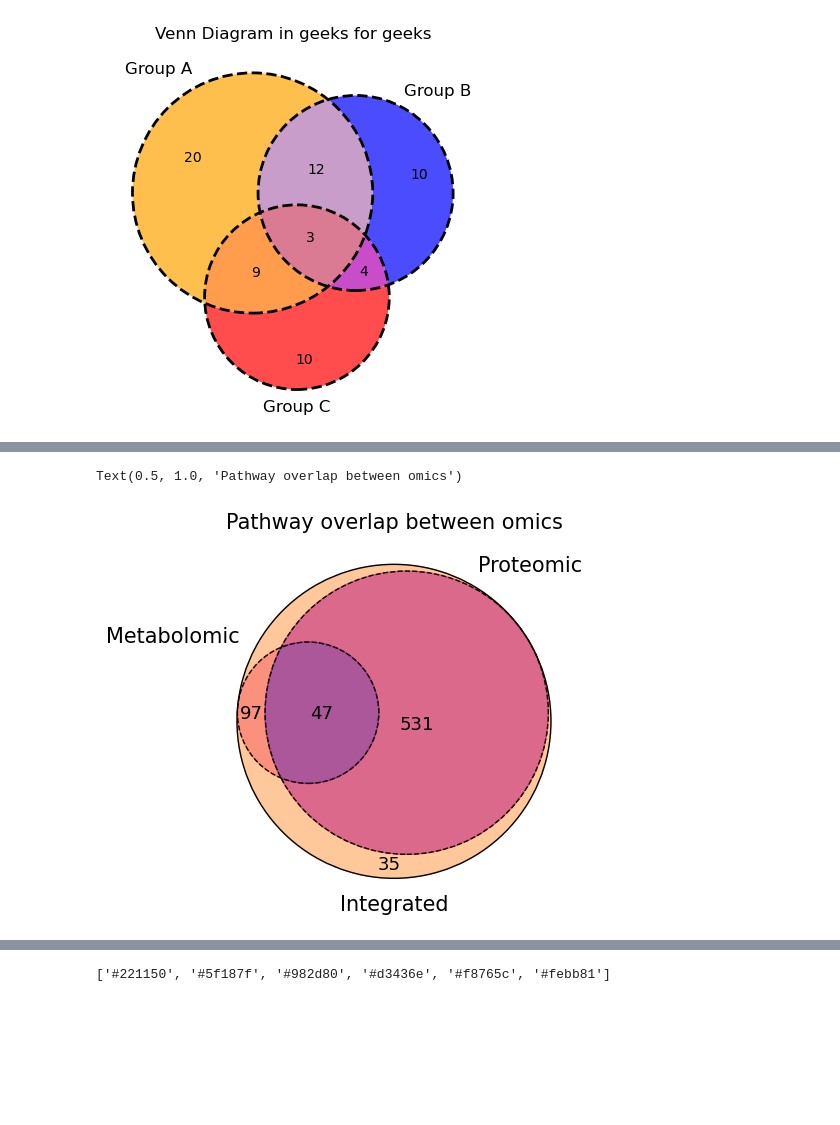
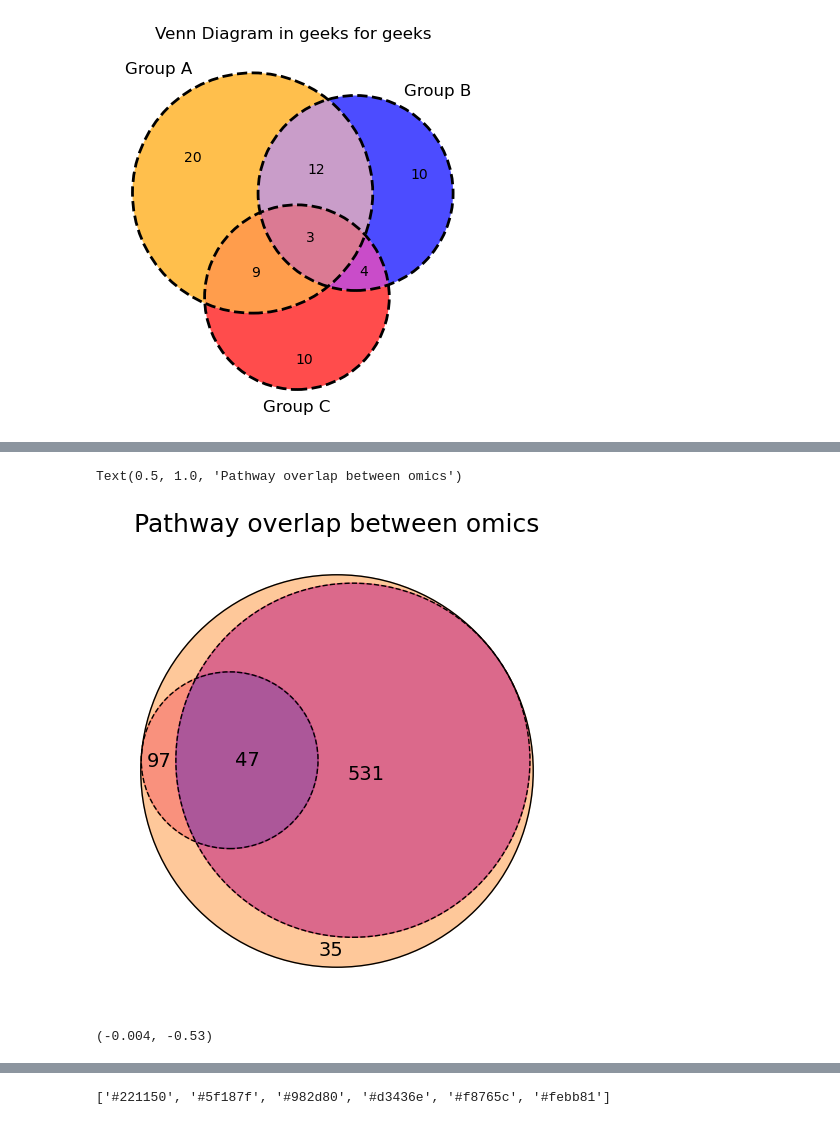
Before and after one commit to j-keung/multiomics-pathway-analysis, a Jupyter notebook: extra_figures.ipynb, the cells around one changed output, grey strips where cells are left out. Cells and saved outputs as stored; diff of their text form; code cells hidden in the pictures; blank space fills up the shorter version.

Commit message:
integrated_data

```diff
--- a/extra_figures.ipynb
+++ b/extra_figures.ipynb
@@ -28,39 +49,54 @@ plt.show()
 # %%
+#For WEIGHTED Venn diagram
+
 from matplotlib_venn import venn3, venn3_circles
 from matplotlib import pyplot as plt
+import numpy as np
 
+plt.figure(figsize=(6, 6))
 #Colours are washed out because they're overlapping, so colour by patch instead
+#Difficulty knowing which circle is which omic
 
 #Draw Venn diagram
 vd = venn3(subsets=(0, 0, 0, 35, 97, 531, 47),
-      set_labels=('Metabolomic     ', 'Proteomic', 'Integrated'),
+      set_labels=('', '', ''),
       set_colors=('Red', 'Yellow', 'Blue'),alpha=0.8)   #, alpha=0.1
 
 #Circle outline
 c = venn3_circles(subsets=(0, 0, 0, 35, 97, 531, 47), linewidth=1)
 c[0].set_ls('dashed')
 c[1].set_ls('dashed')
 
-
+#Change patch colour
 vd.get_patch_by_id("001").set_color('#febb81')   #big circle
 vd.get_patch_by_id("101").set_color('#f8765c')
 vd.get_patch_by_id("011").set_color('#d3436e')
 vd.get_patch_by_id("111").set_color('#982d80')   #most overlap
 
+#Move circle number labels
 vd.get_label_by_id("101").set_x(-0.5)   #111,(110),(100),(000),101
 vd.get_label_by_id("001").set_x(-0.004)   #111,(110),(100),(000),101,001
 vd.get_label_by_id("001").set_y(-0.53)   #111,(110),(100),(000),101,001,(010),011
 
+
+#Changing font size
 for text in vd.set_labels:  #Omic labels
     text.set_fontsize(15)
 
-for x in range(len(vd.subset_labels)):
+for x in range(len(vd.subset_labels)):  #Circle numbers
     if vd.subset_labels[x] is not None:
-        vd.subset_labels[x].set_fontsize(13)
+        vd.subset_labels[x].set_fontsize(14)
 
+#plt.annotate('144 edges',xy=[-0.7,.2])  #doesn't show up past the circle
+#plt.annotate('578 edges',xy=[0.4,0.45])
+#plt.annotate('710 edges',xy=[-0.4,-0.45])
 
-plt.title("Pathway overlap between omics",fontsize=15)    #'#5f187f', '#982d80', '#d3436e', '#f8765c', '#febb81']
+plt.title("Pathway overlap between omics",fontsize=18)    #'#5f187f', '#982d80', '#d3436e', '#f8765c', '#febb81']
 # %% [output]
 Text(0.5, 1.0, 'Pathway overlap between omics')
-[figure, old version]
+[figure, new version]
+# %%
+vd.get_label_by_id('001').get_position()
+# %% [output]
+(-0.004, -0.53)
 # %%
```
Also changed, not shown: parts of 5 cells of this notebook, 2 other files.
